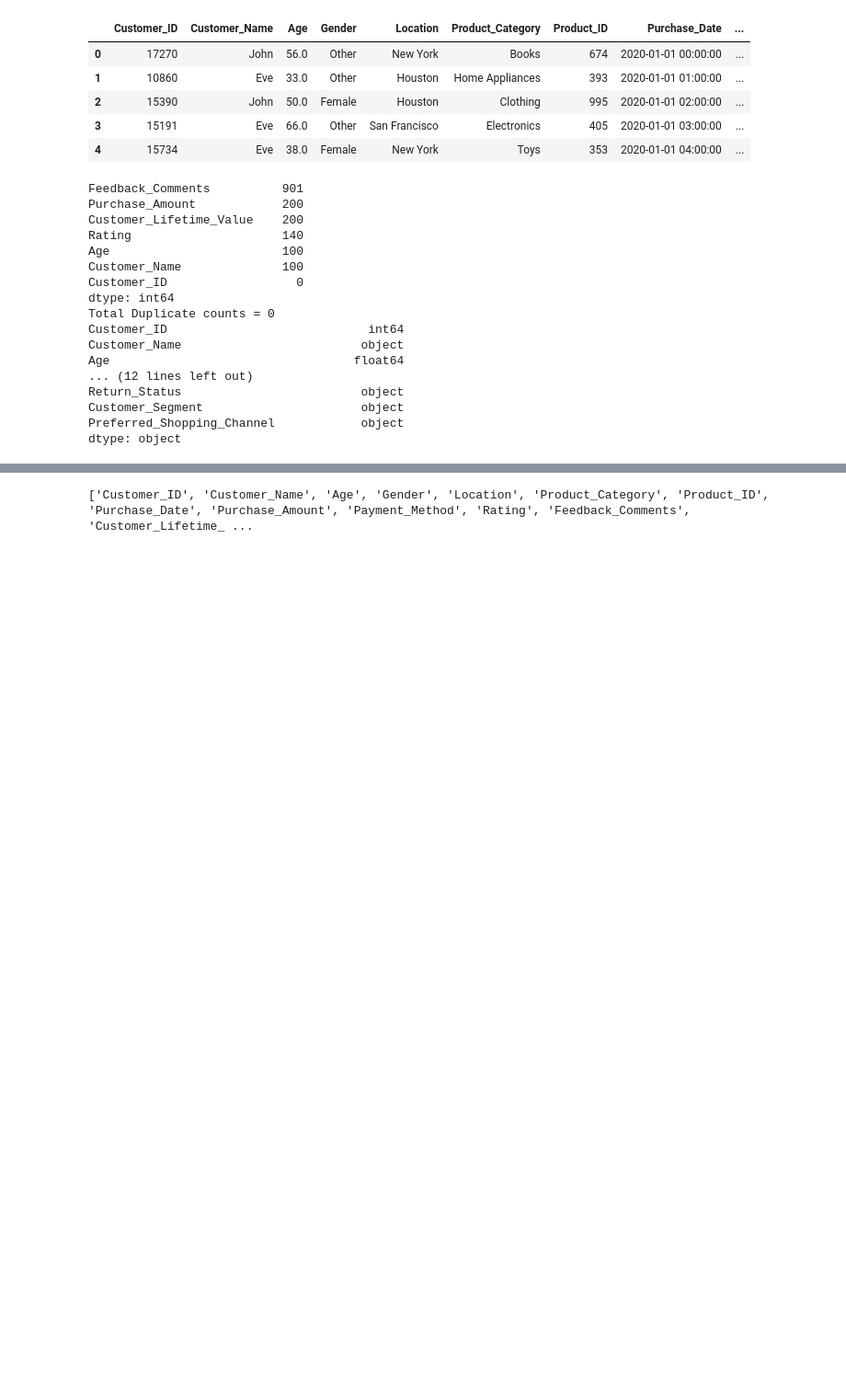
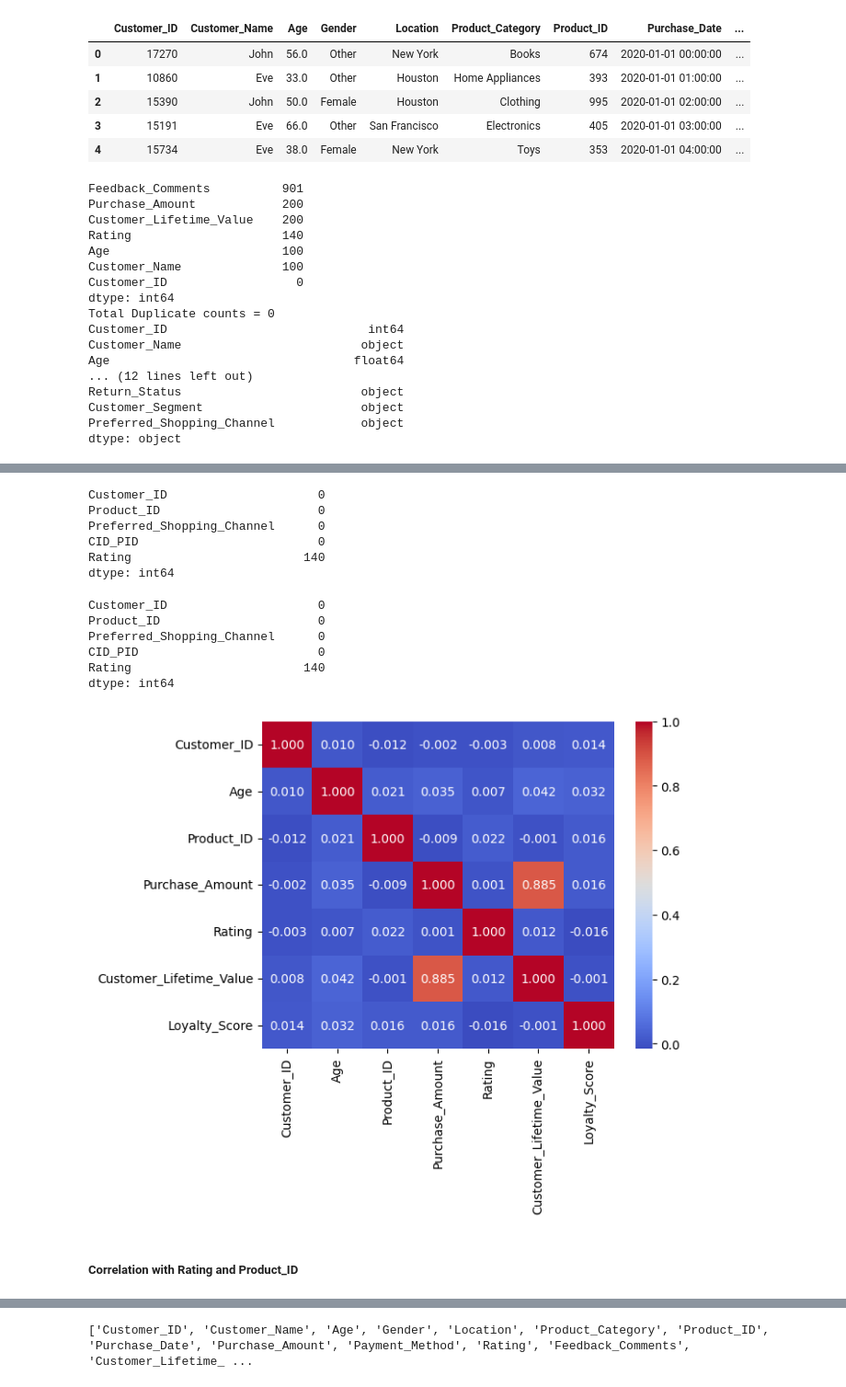
Before and after one commit to shyam-mr-sundar/Laptop_to_Cloud_git, a Jupyter notebook: ml_assignment/Assignment_ML.ipynb, the cells around one changed output, grey strips where cells are left out. Shown: that part at 92% size. Drawn from its saved outputs; the diff is of its cells as text; code cells hidden in the pictures; blank space fills up the shorter version.

```diff
--- a/ml_assignment/Assignment_ML.ipynb
+++ b/ml_assignment/Assignment_ML.ipynb
@@ -122,2 +199,2 @@ df_new = df.groupby('Product_ID')['Purchase_Amount'].mean().reset_index()
 # %%
-df_new
+df['CID_PID'] = df['Product_ID'].astype(str)+'_'+df['Customer_Name'].astype(str)
@@ -214,0 +203,9 @@ for col in categorical_cols:
+# %%
+df2.isna().sum()
+# %% [output]
+Customer_ID                     0
+Product_ID                      0
+Preferred_Shopping_Channel      0
+CID_PID                         0
+Rating                        140
+dtype: int64
@@ -214,0 +214,9 @@ for col in categorical_cols:
+# %%
+df2.isna().sum()
+# %% [output]
+Customer_ID                     0
+Product_ID                      0
+Preferred_Shopping_Channel      0
+CID_PID                         0
+Rating                        140
+dtype: int64
@@ -214,0 +226,12 @@ for col in categorical_cols:
+# %%
+# corr_df = num_df.corr().reset_index()
+# sns.heatmap(corr_df,annot=True,cmap='coolwarm',fmt=".2f")
+
+corr_matrix = num_df.corr(method='spearman')
+sns.heatmap(corr_matrix,cmap='coolwarm',annot=True,fmt=".3f")
+plt.savefig("num_df_corr_matrix.png")
+plt.show()
+# %% [output]
+[figure, added]
+# %% [markdown]
+##### Correlation with Rating and Product_ID
```
Also changed, not shown: parts of 38 cells of this notebook, 7 other files.
